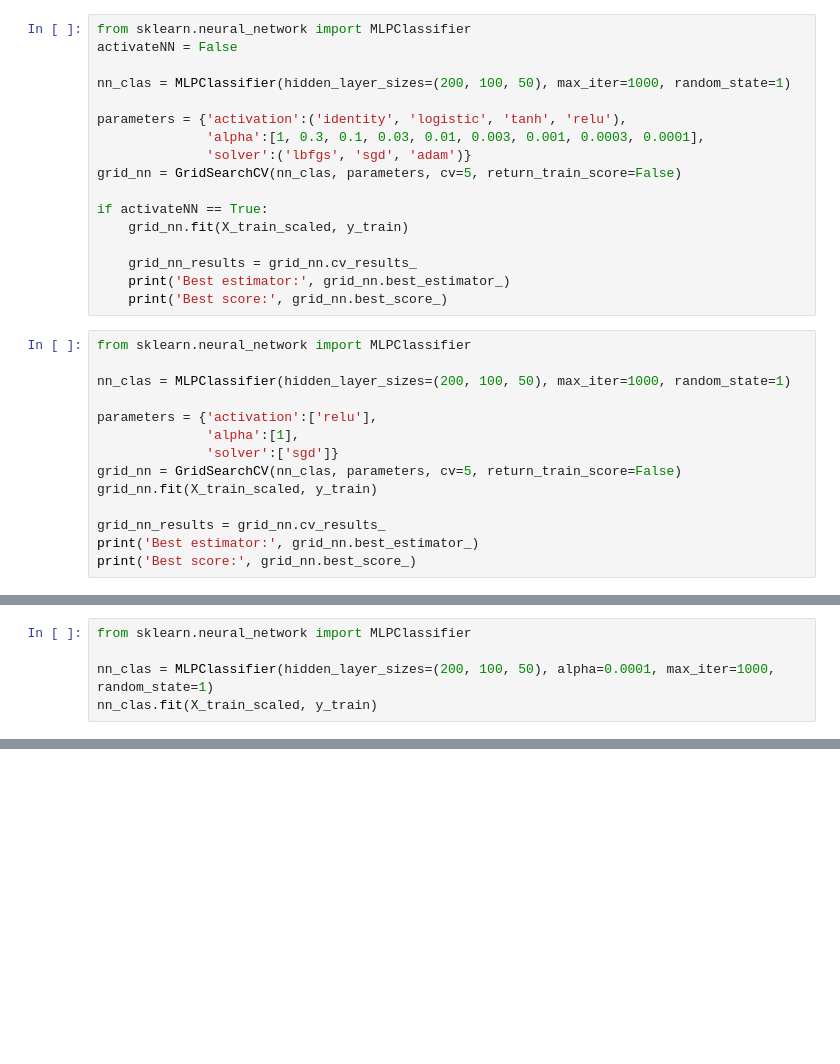
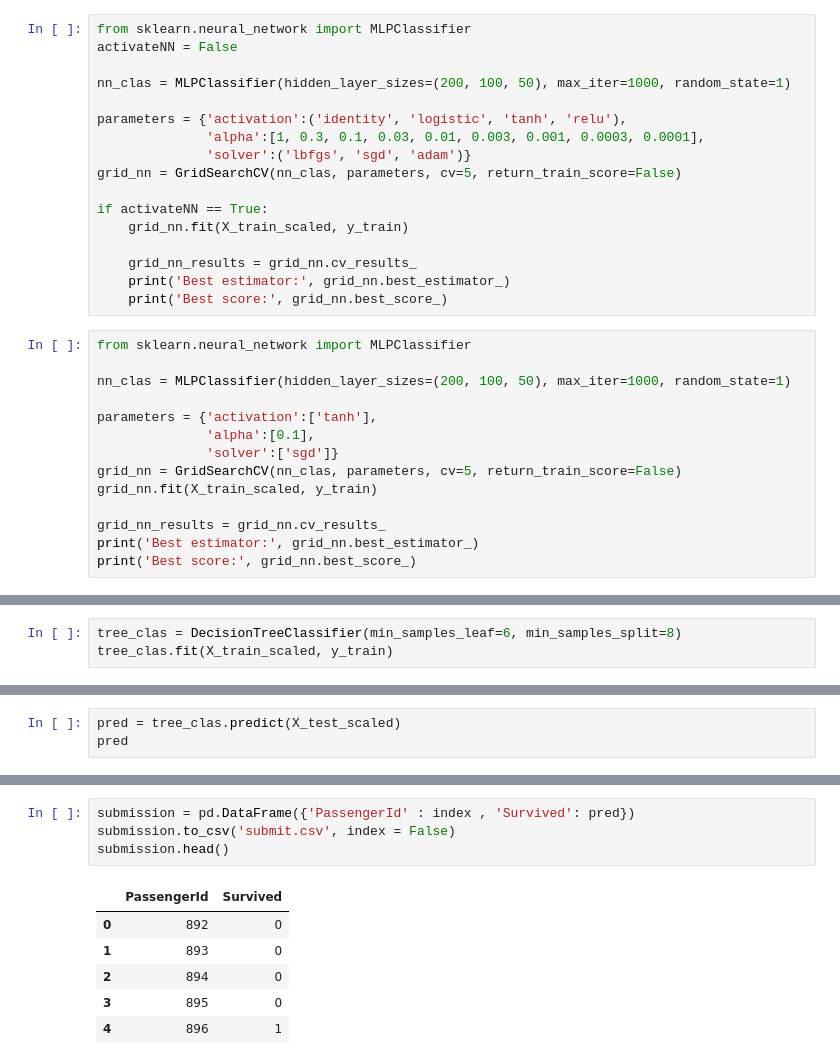
Before and after one commit to faberfred/kaggle, a Jupyter notebook: titanic/titanic_v2.ipynb, the cells around one changed output, grey strips where cells are left out. Drawn from its saved outputs; the diff is of its cells as text; blank space fills up the shorter version.

```diff
--- a/titanic/titanic_v2.ipynb
+++ b/titanic/titanic_v2.ipynb
@@ -1134,8 +1183,8 @@ from sklearn.neural_network import MLPClassifier
 
 nn_clas = MLPClassifier(hidden_layer_sizes=(200, 100, 50), max_iter=1000, random_state=1)
 
-parameters = {'activation':['relu'],
-              'alpha':[1],
+parameters = {'activation':['tanh'],
+              'alpha':[0.1],
               'solver':['sgd']}
 grid_nn = GridSearchCV(nn_clas, parameters, cv=5, return_train_score=False)
 grid_nn.fit(X_train_scaled, y_train)
@@ -1155,5 +1203,0 @@ Best score: 0.8181818181818182
-# %%
-from sklearn.neural_network import MLPClassifier
-
-nn_clas = MLPClassifier(hidden_layer_sizes=(200, 100, 50), alpha=0.0001, max_iter=1000, random_state=1)
-nn_clas.fit(X_train_scaled, y_train)
@@ -1162,0 +1204,3 @@ accuracy_score(y_train, y_pred)
+# %%
+tree_clas = DecisionTreeClassifier(min_samples_leaf=6, min_samples_split=8)
+tree_clas.fit(X_train_scaled, y_train)
@@ -1162,0 +1214,3 @@ accuracy_score(y_train, y_pred)
+# %%
+pred = tree_clas.predict(X_test_scaled)
+pred
@@ -1162,0 +1237,11 @@ accuracy_score(y_train, y_pred)
+# %%
+submission = pd.DataFrame({'PassengerId' : index , 'Survived': pred})
+submission.to_csv('submit.csv', index = False)
+submission.head()
+# %% [output]
+|  | PassengerId | Survived |
+| 0 | 892 | 0 |
+| 1 | 893 | 0 |
+| 2 | 894 | 0 |
+| 3 | 895 | 0 |
+| 4 | 896 | 1 |
```
Also changed, not shown: parts of 14 cells of this notebook, 1 other file.
